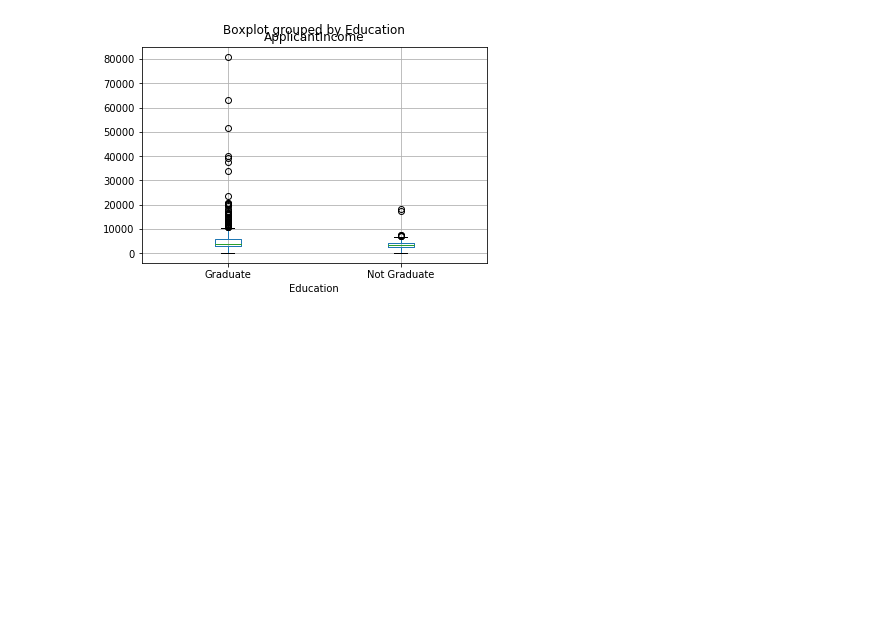
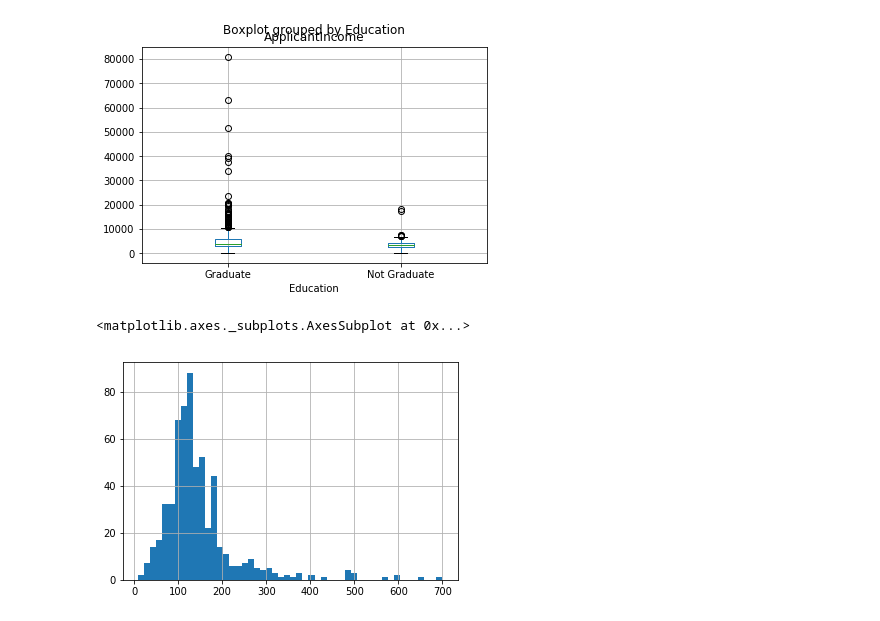
Before and after one commit to souzadriano/study-data-science, a Jupyter notebook: AnalyticsVidhyaTutorial/AnalyticsVidhyaTutorial.ipynb, the cells around one changed output. Cells and saved outputs as stored; diff of their text form; code cells hidden in the pictures; blank space fills up the shorter version.

Commit message:
Analytics Vidhya Tutorial Complete

```diff
--- a/AnalyticsVidhyaTutorial/AnalyticsVidhyaTutorial.ipynb
+++ b/AnalyticsVidhyaTutorial/AnalyticsVidhyaTutorial.ipynb
@@ -3,7 +3,7 @@ import pandas as pd
 import numpy as np
 import matplotlib as plt
 
-df = pd.read_csv("/mnt/d/Python/study-statistics-python/train.csv") #Reading the dataset in a dataframe using Pandas
+df = pd.read_csv("/mnt/d/Python/study-data-science/AnalyticsVidhyaTutorial/train.csv") #Reading the dataset in a dataframe using Pandas
 df.head(10)
 # %% [output]
 |  | Loan_ID | Gender | Married | Dependents | Education | Self_Employed | ApplicantIncome | CoapplicantIncome | ... |
@@ -51,3 +50,8 @@ df.boxplot(column='ApplicantIncome', by = 'Education')
 # %% [output]
 <matplotlib.axes._subplots.AxesSubplot at 0x...>
 [figure]
+# %%
+df['LoanAmount'].hist(bins=50)
+# %% [output]
+<matplotlib.axes._subplots.AxesSubplot at 0x...>
+[figure, added]
```
Also changed, not shown: parts of 21 cells of this notebook, 1 other file.
